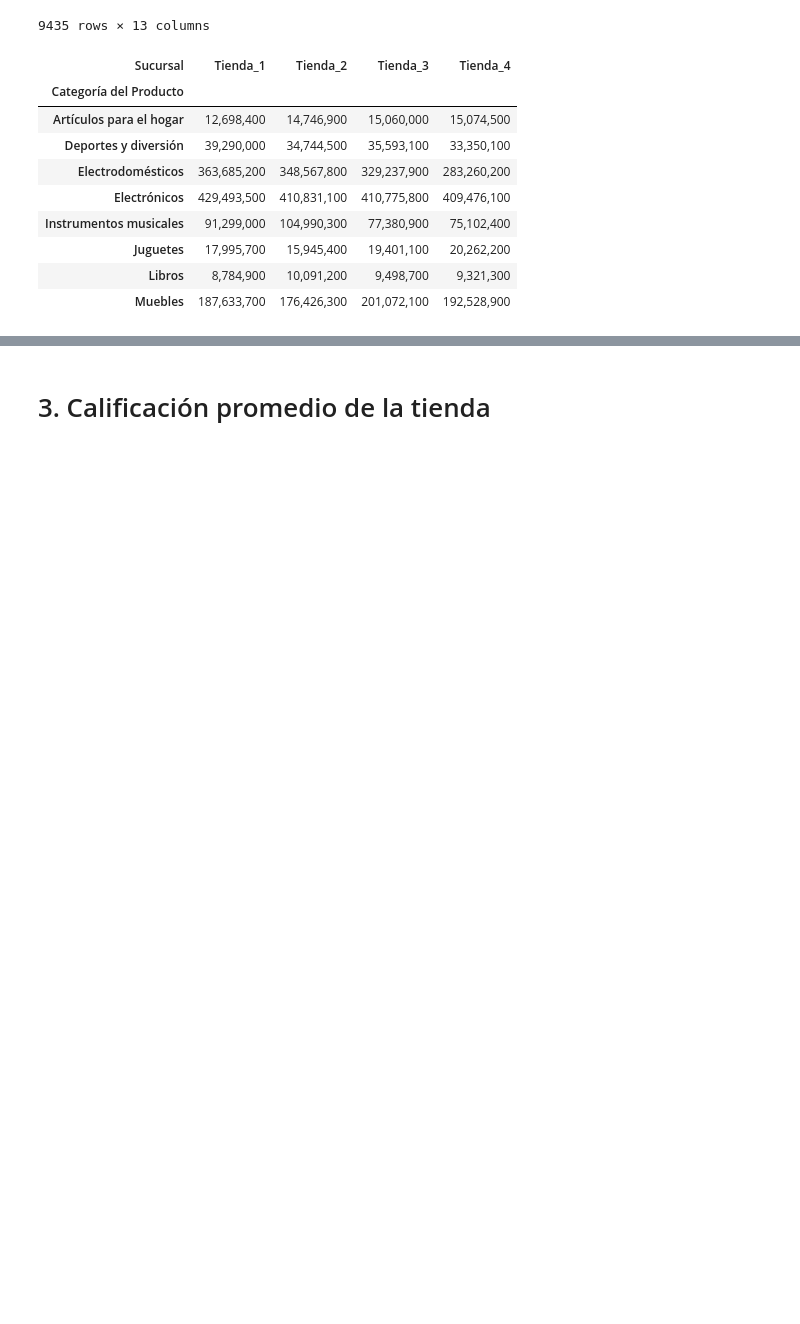
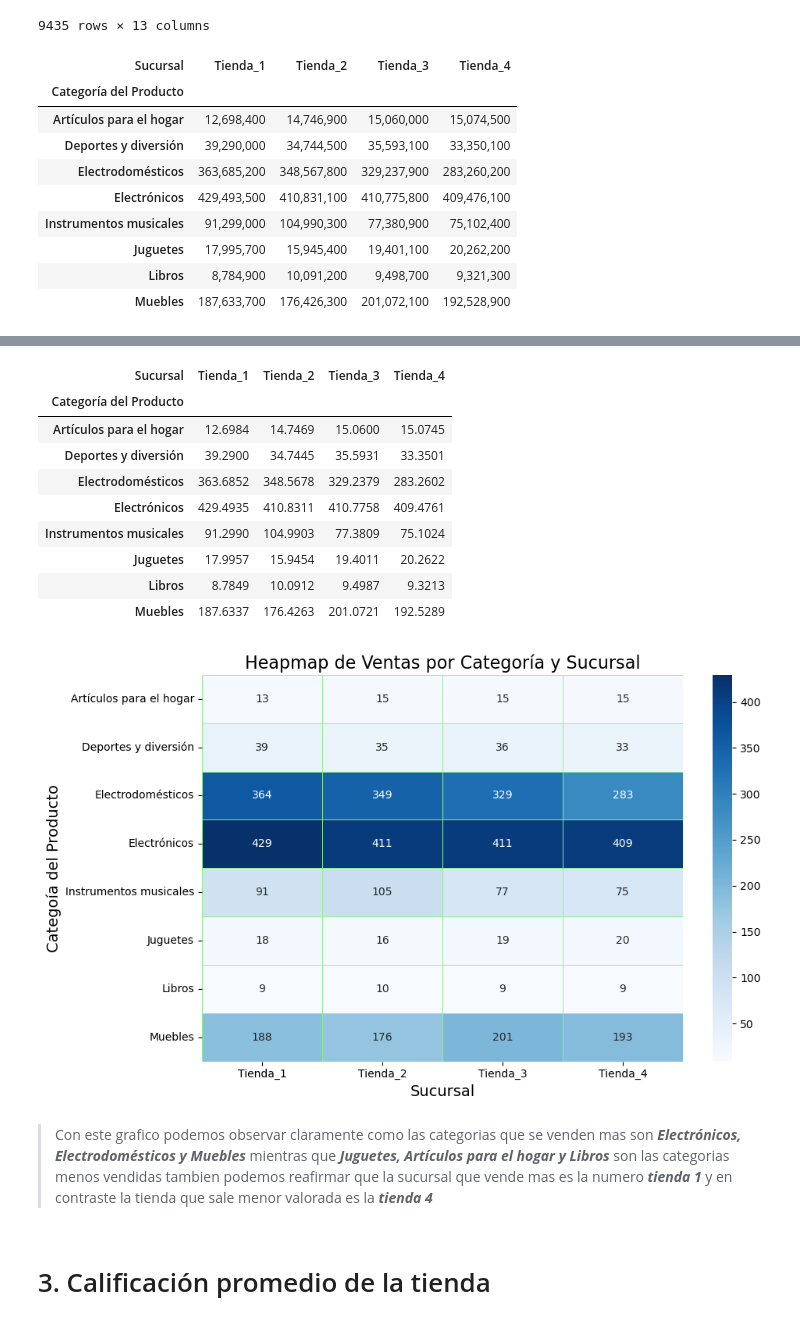
Before and after one commit to Fersh5/alura_store, a Jupyter notebook: AluraStoreLatam.ipynb, the cells around one changed output, grey strips where cells are left out. Saved outputs shown, nothing was run; the diff lists cells and outputs as text; code cells hidden in the pictures; blank space fills up the shorter version.

```diff
--- a/AluraStoreLatam.ipynb
+++ b/AluraStoreLatam.ipynb
@@ -143,2 +136,29 @@ Muebles                  192528900.0]
+# %%
+ventas_categoria_millones = ventas_categoria/1000000
+display(ventas_categoria_millones)
+plt.figure(figsize=(10,6))
+
+sns.heatmap(ventas_categoria_millones,annot=True,fmt=',.0f',cmap='Blues',linewidths=.5,linecolor='lightgreen')
+
+plt.title('Heapmap de Ventas por Categoría y Sucursal',fontsize=16)
+plt.xlabel('Sucursal',fontsize=14)
+plt.ylabel('Categoía del Producto',fontsize=14)
+
+plt.tight_layout()
+plt.show()
+# %% [output]
+| Sucursal | Tienda_1 | Tienda_2 | Tienda_3 | Tienda_4 |
+| Categoría del Producto |  |  |  |  |
+| Artículos para el hogar | 12.6984 | 14.7469 | 15.0600 | 15.0745 |
+| Deportes y diversión | 39.2900 | 34.7445 | 35.5931 | 33.3501 |
+| Electrodomésticos | 363.6852 | 348.5678 | 329.2379 | 283.2602 |
+| Electrónicos | 429.4935 | 410.8311 | 410.7758 | 409.4761 |
+| Instrumentos musicales | 91.2990 | 104.9903 | 77.3809 | 75.1024 |
+| Juguetes | 17.9957 | 15.9454 | 19.4011 | 20.2622 |
+| Libros | 8.7849 | 10.0912 | 9.4987 | 9.3213 |
+| Muebles | 187.6337 | 176.4263 | 201.0721 | 192.5289 |
+[figure, added]
+# %% [markdown]
+> Con este grafico podemos observar claramente como las categorias que se venden mas son ***Electrónicos, Electrodomésticos y Muebles*** mientras que ***Juguetes, Artículos para el hogar y Libros*** son las categorias menos vendidas tambien podemos reafirmar que la sucursal que vende mas es la numero ***tienda 1*** y en contraste la tienda que sale menor valorada es la ***tienda 4***
 # %% [markdown]
 # 3. Calificación promedio de la tienda
```
Also changed, not shown: parts of 6 cells of this notebook.
